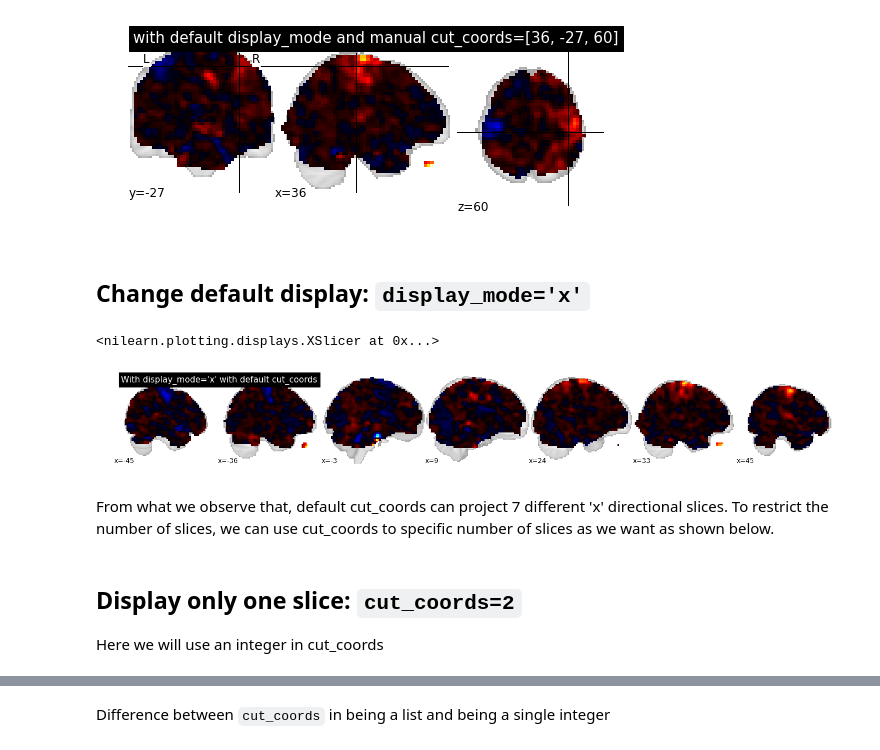
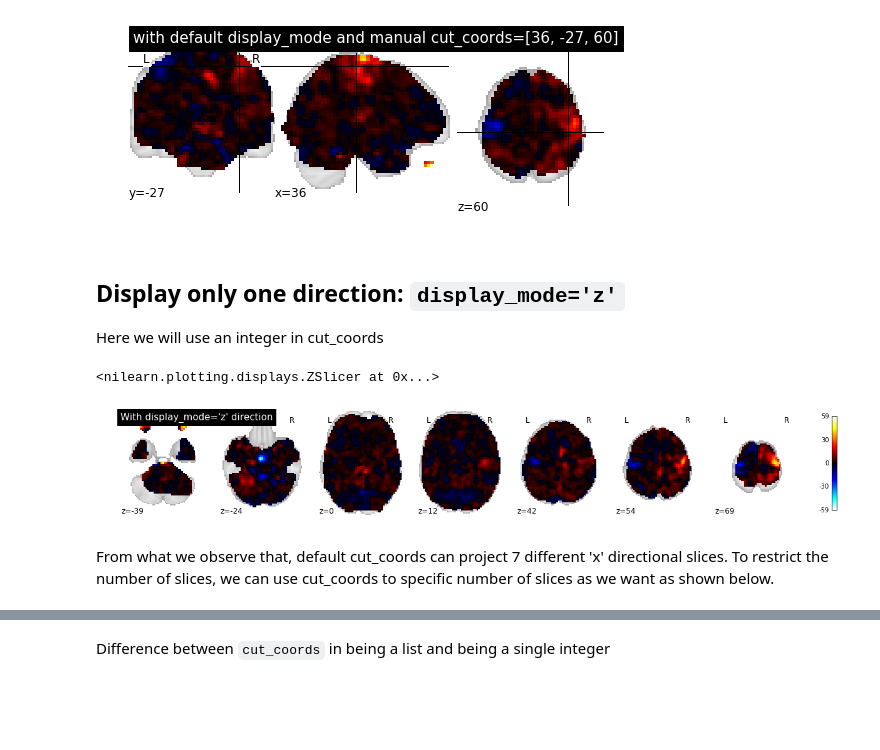
Before and after one commit to KamalakerDadi/Tutorial, a Jupyter notebook: Neurospin/advanced_nilearn_plotting.ipynb, the cells around one changed output, grey strips where cells are left out. Saved outputs shown, nothing was run; the diff lists cells and outputs as text; code cells hidden in the pictures; blank space fills up the shorter version.

```diff
--- a/Neurospin/advanced_nilearn_plotting.ipynb
+++ b/Neurospin/advanced_nilearn_plotting.ipynb
@@ -42,18 +43,16 @@ plotting.plot_stat_map(localizer_cmap_filename, cut_coords=[36, -27, 60], colorb
 # %% [output]
 <nilearn.plotting.displays.OrthoSlicer at 0x...>
 [figure]
-# %% [markdown]
-## Change default display: `display_mode='x'`
+# %% [markdown]
+## Display only one direction: `display_mode='z'`
+
+Here we will use an integer in cut_coords
 # %%
-# Manually forcing displays in display_mode='x' direction and default cut_coords
-plotting.plot_stat_map(localizer_cmap_filename, display_mode='x', colorbar=False,
-                      title="With display_mode='x' with default cut_coords")
+# With display_mode='z' direction
+plotting.plot_stat_map(localizer_cmap_filename, display_mode='z',
+                      title="With display_mode='z' direction")
 # %% [output]
-<nilearn.plotting.displays.XSlicer at 0x...>
+<nilearn.plotting.displays.ZSlicer at 0x...>
-[figure, old version]
+[figure, new version]
 # %% [markdown]
 From what we observe that, default cut_coords can project 7 different 'x' directional slices. To restrict the number of slices, we can use cut_coords to specific number of slices as we want as shown below.
-# %% [markdown]
-## Display only one slice: `cut_coords=2`
-
-Here we will use an integer in cut_coords
```
Also changed, not shown: parts of 3 cells of this notebook, 1 other file.
